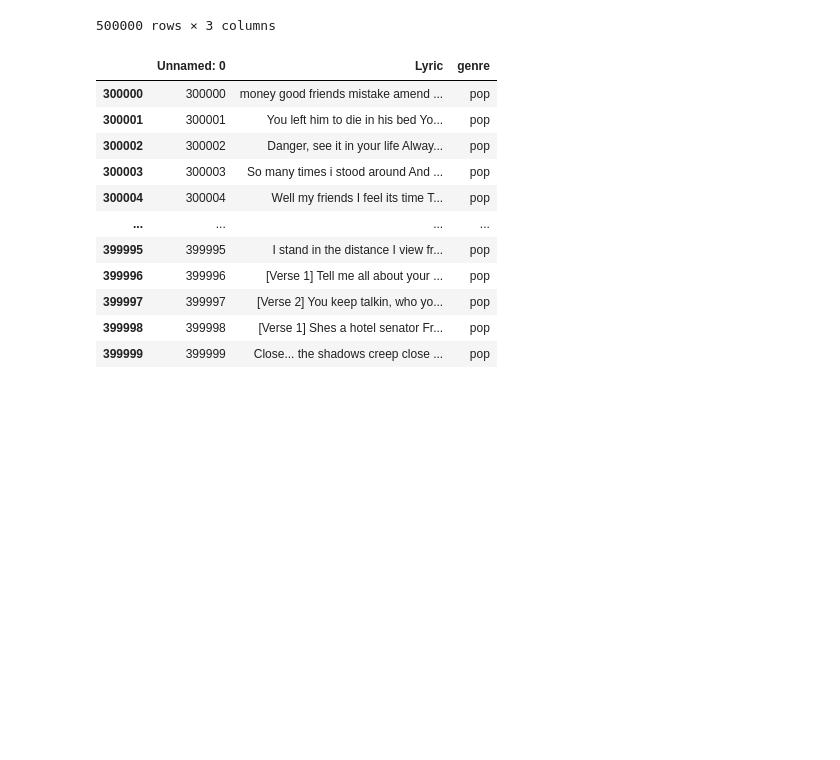
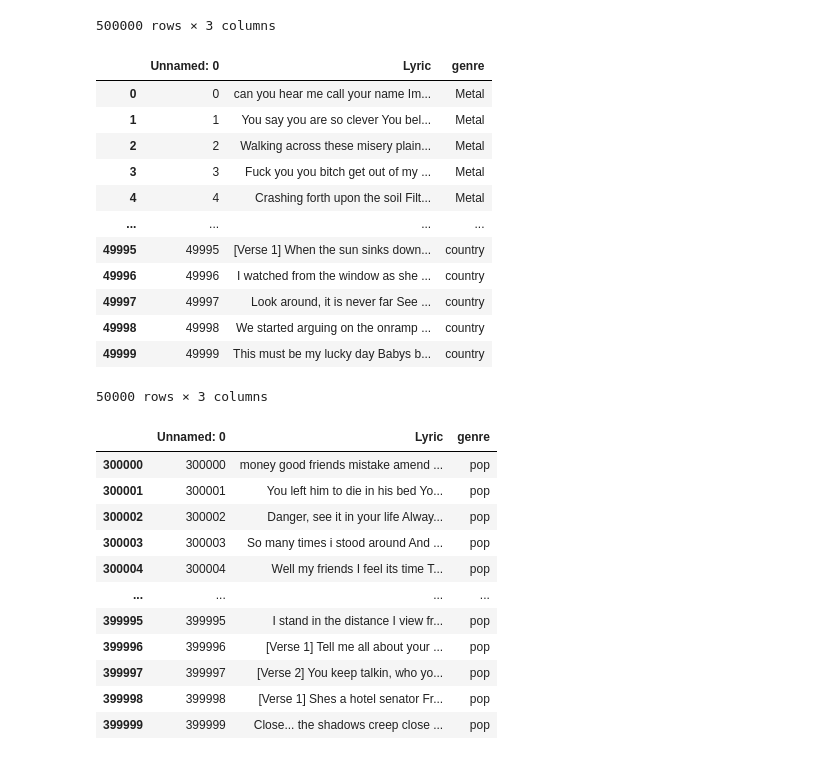
Before and after one commit to eliaserracarbonell/TextAnalyticsProject, a Jupyter notebook: Dataset_Exploration.ipynb, the cells around one changed output. Cells and saved outputs as stored; diff of their text form; code cells hidden in the pictures; blank space fills up the shorter version.

Commit message:
Data reading

```diff
--- a/Dataset_Exploration.ipynb
+++ b/Dataset_Exploration.ipynb
@@ -30,6 +30,22 @@ data
 | 499998 | 499998 | [Verse 1] Its a junked out joint ... | country |
 | 499999 | 499999 | Well I went to church last Sunday... | country |
 500000 rows × 3 columns
+# %%
+data2
+# %% [output]
+|  | Unnamed: 0 | Lyric | genre |
+| 0 | 0 | can you hear me call your name Im... | Metal |
+| 1 | 1 | You say you are so clever You bel... | Metal |
+| 2 | 2 | Walking across these misery plain... | Metal |
+| 3 | 3 | Fuck you you bitch get out of my ... | Metal |
+| 4 | 4 | Crashing forth upon the soil Filt... | Metal |
+| ... | ... | ... | ... |
+| 49995 | 49995 | [Verse 1] When the sun sinks down... | country |
+| 49996 | 49996 | I watched from the window as she ... | country |
+| 49997 | 49997 | Look around, it is never far See ... | country |
+| 49998 | 49998 | We started arguing on the onramp ... | country |
+| 49999 | 49999 | This must be my lucky day Babys b... | country |
+50000 rows × 3 columns
 # %%
 data[data['genre'] == 'pop']
 # %% [output]
```
Also changed, not shown: parts of 5 cells of this notebook.
